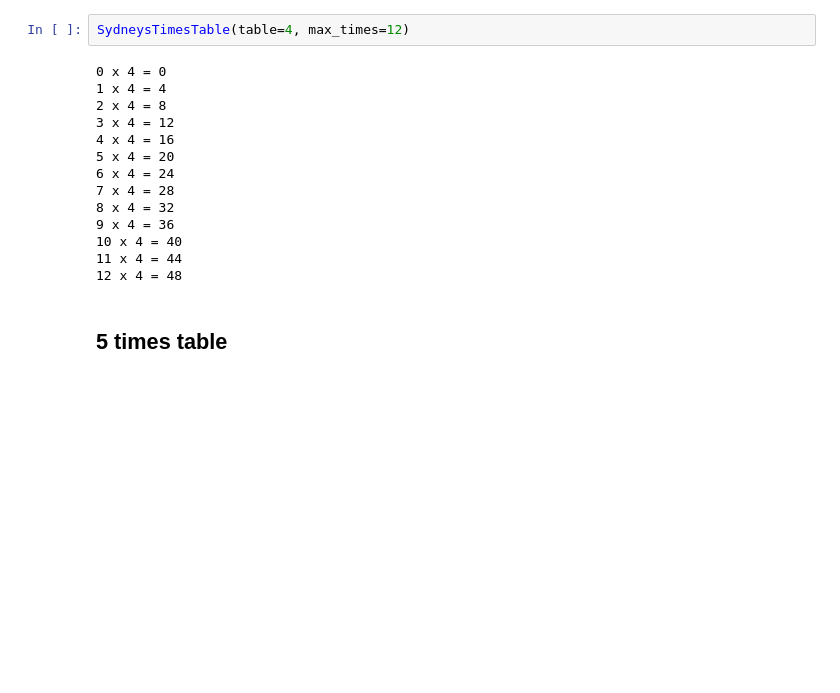
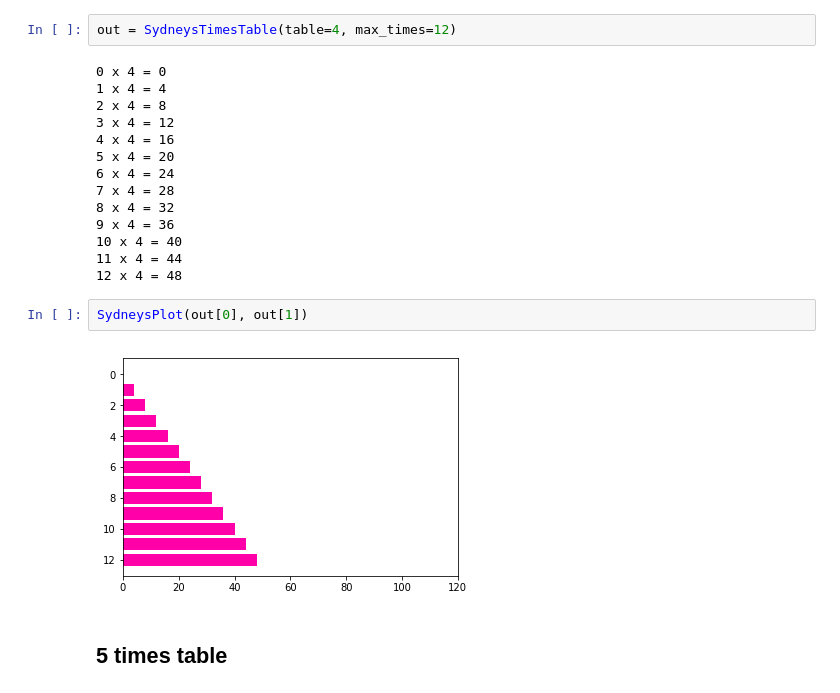
Before and after one commit to gromag/Sydney-Maths-for-5-6-7-years, a Jupyter notebook: SydneysTimesTables.ipynb, the cells around one changed output. Cells and saved outputs as stored; diff of their text form; blank space fills up the shorter version.

```diff
--- a/SydneysTimesTables.ipynb
+++ b/SydneysTimesTables.ipynb
@@ -66,7 +87,7 @@ SydneysTimesTable(table=3, max_times=12)
 # %% [markdown]
 ## 4 times table
 # %%
-SydneysTimesTable(table=4, max_times=12)
+out = SydneysTimesTable(table=4, max_times=12)
 # %% [output]
 0 x 4 = 0
 1 x 4 = 4
@@ -81,6 +102,10 @@ SydneysTimesTable(table=4, max_times=12)
 10 x 4 = 40
 11 x 4 = 44
 12 x 4 = 48
+# %%
+SydneysPlot(out[0], out[1])
+# %% [output]
+[figure, added]
 # %% [markdown]
 ## 5 times table
 # %%
```
Also changed, not shown: parts of 18 cells of this notebook.
